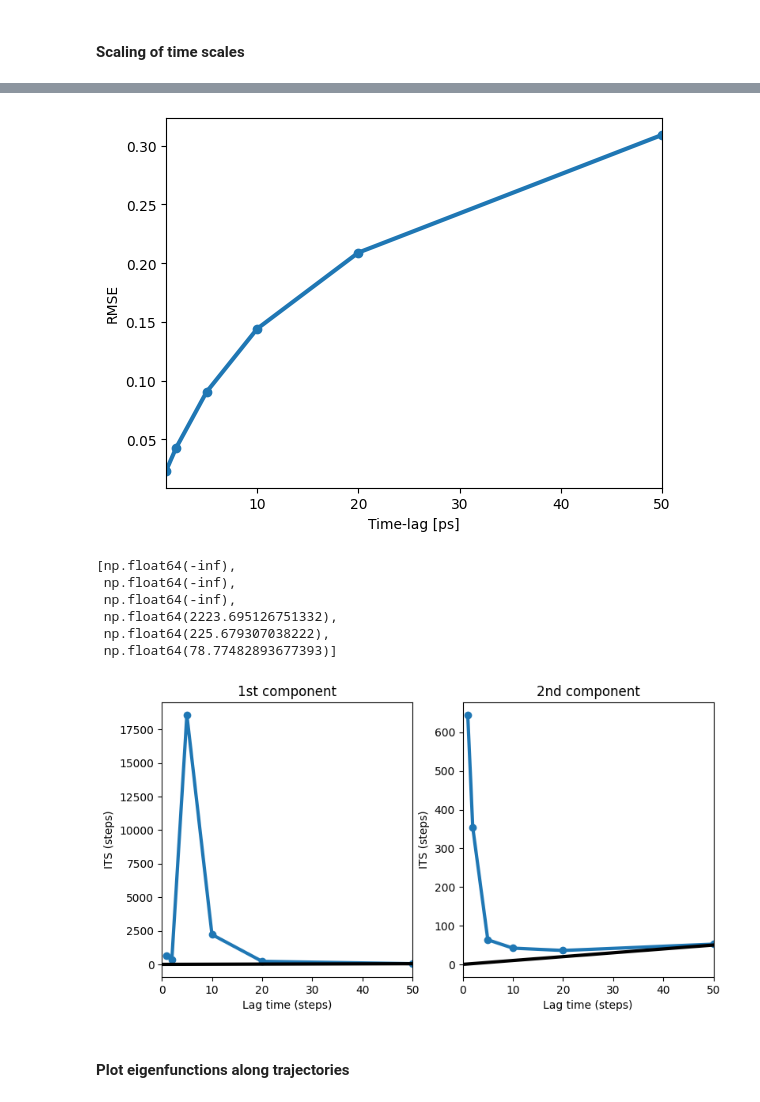
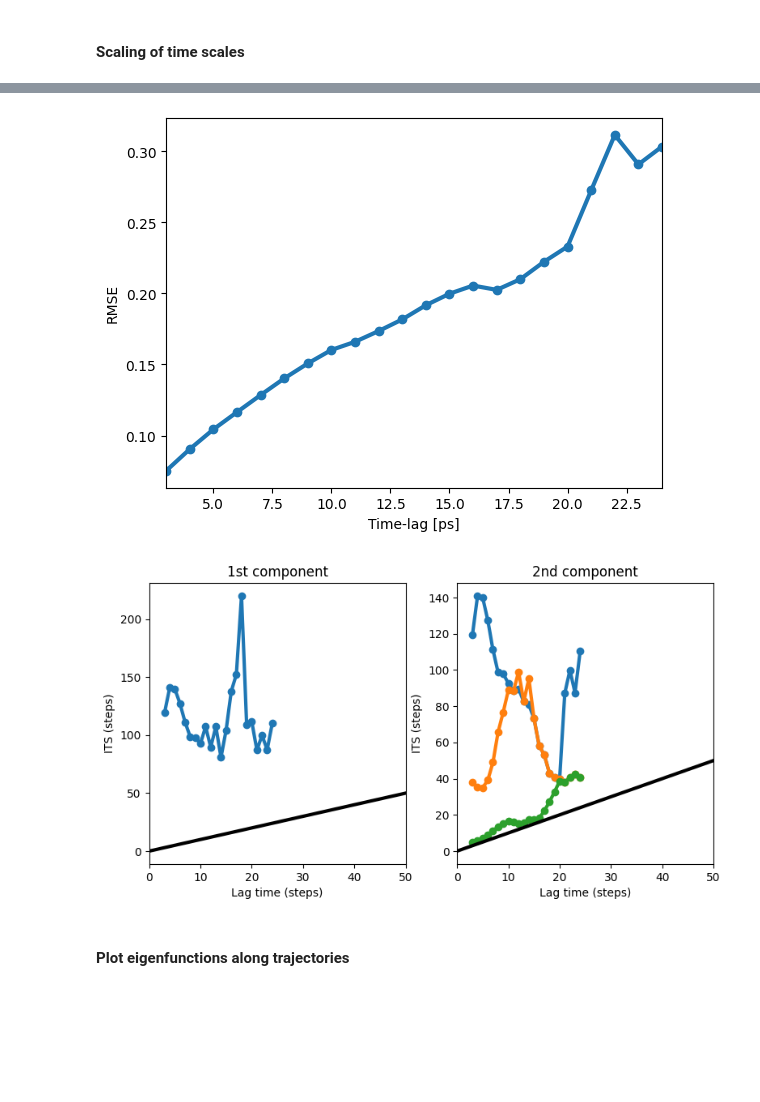
Before and after one commit to ejbrun/koopman_learning_tropical_cyclone, a Jupyter notebook: examples/koopman_kernel_for_TC_spectral_analysis.ipynb, the cells around one changed output, grey strips where cells are left out. Drawn from its saved outputs; the diff is of its cells as text; code cells hidden in the pictures; blank space fills up the shorter version.

```diff
--- a/examples/koopman_kernel_for_TC_spectral_analysis.ipynb
+++ b/examples/koopman_kernel_for_TC_spectral_analysis.ipynb
@@ -166,7 +211,7 @@ plt.show()
 
 #     return rmse_onestep, tscales_real
 # %%
-def train_model(tc_tracks_train, tc_tracks_test, context_length, time_lag, feature_list = ["lat", "lon", "max_sustained_wind"], top_k: int = 4):
+def train_model(tc_tracks_train, tc_tracks_test, context_length, time_lag, feature_list = ["lat", "lon", "max_sustained_wind"], top_k: int = 7):
 
 
     tensor_context_train = context_dataset_from_TCTracks(
@@ -199,9 +244,9 @@ def train_model(tc_tracks_train, tc_tracks_test, context_length, time_lag, featu
 
     ### Spectral analysis
     reduced_rank = True
-    rank = 10
+    rank = 50
     num_centers = 300
-    tikhonov_reg = 1e-6
+    tikhonov_reg = 1e-4
 
     # Instantiang the RBF kernel and its length scale as the median of the pairwise distances of the dataset
     length_scale = 10.0
@@ -220,7 +265,7 @@ def train_model(tc_tracks_train, tc_tracks_test, context_length, time_lag, featu
     print(evals)
     print(evals.real.clip(1e-8, 1))
 
-    tscales = -1 / np.log(evals.real.clip(1e-8, 1))
+    tscales = -1 / np.log(evals.real.clip(1e-6, 1))
     tscales_real = tscales * time_lag
 
     print(tscales)
@@ -231,3 +274,8 @@ context_length = 2
+# %%
+tc_tracks_train, tc_tracks_test = train_test_split(tc_tracks.data, test_size=0.1)
+# %%
+context_length = 5
+# with context_length = 2 it works much better.. why?
 # %%
 time_lag = 5
 error, tscale = train_model(tc_tracks_train, tc_tracks_test, context_length, time_lag)
@@ -243,7 +294,8 @@ Consider decreasing the rank parameter.
 # %%
 error_d = {}
 tscale_d = {}
-for time_lag in [1, 2, 5, 10, 20, 50]:
+for time_lag in range(3, 25):
+# for time_lag in [1, 2, 5, 10, 20, 50]:
     print(time_lag)
     error, tscale = train_model(tc_tracks_train, tc_tracks_test, context_length, time_lag)
     error_d[time_lag] = error
@@ -310,33 +374,26 @@ ax.set_xlabel("Time-lag [ps]")
 ax.set_ylabel("RMSE")
 ax.margins(x=0)
 # %% [output]
-[figure, old version]
+[figure, new version]
-# %%
-[tscale[1] for tscale in tscale_d.values()]
-# %% [output]
-[np.float64(-inf),
- np.float64(-inf),
- np.float64(-inf),
- np.float64(2223.695126751332),
- np.float64(225.679307038222),
- np.float64(78.77482893677393)]
 # %%
 fig, ax = plt.subplots(ncols=2, figsize=(9, 4.5))
 time_lags = list(tscale_d.keys())
-ax[0].plot(time_lags, [tscale[2] for tscale in tscale_d.values()], lw=3, marker='o')
+ax[0].plot(time_lags, [tscale[1] for tscale in tscale_d.values()], lw=3, marker='o')
+ax[1].plot(time_lags, [tscale[2] for tscale in tscale_d.values()], lw=3, marker='o')
 ax[1].plot(time_lags, [tscale[3] for tscale in tscale_d.values()], lw=3, marker='o')
+ax[1].plot(time_lags, [tscale[4] for tscale in tscale_d.values()], lw=3, marker='o')
 ax[0].plot([0, 50], [0, 50], lw=3, c='k')
 ax[1].plot([0, 50], [0, 50], lw=3, c='k')
 ax[0].set_xlabel("Lag time (steps)")
 ax[0].set_ylabel("ITS (steps)")
 ax[1].set_xlabel("Lag time (steps)")
 ax[1].set_ylabel("ITS (steps)")
 ax[0].set_title("1st component")
 ax[1].set_title("2nd component")
 ax[0].margins(x=0)
 ax[1].margins(x=0)
 # %% [output]
-[figure, old version]
+[figure, new version]
 # %% [markdown]
 #### Plot eigenfunctions along trajectories
 # %%
```
Also changed, not shown: parts of 15 cells of this notebook, 4 other files.
